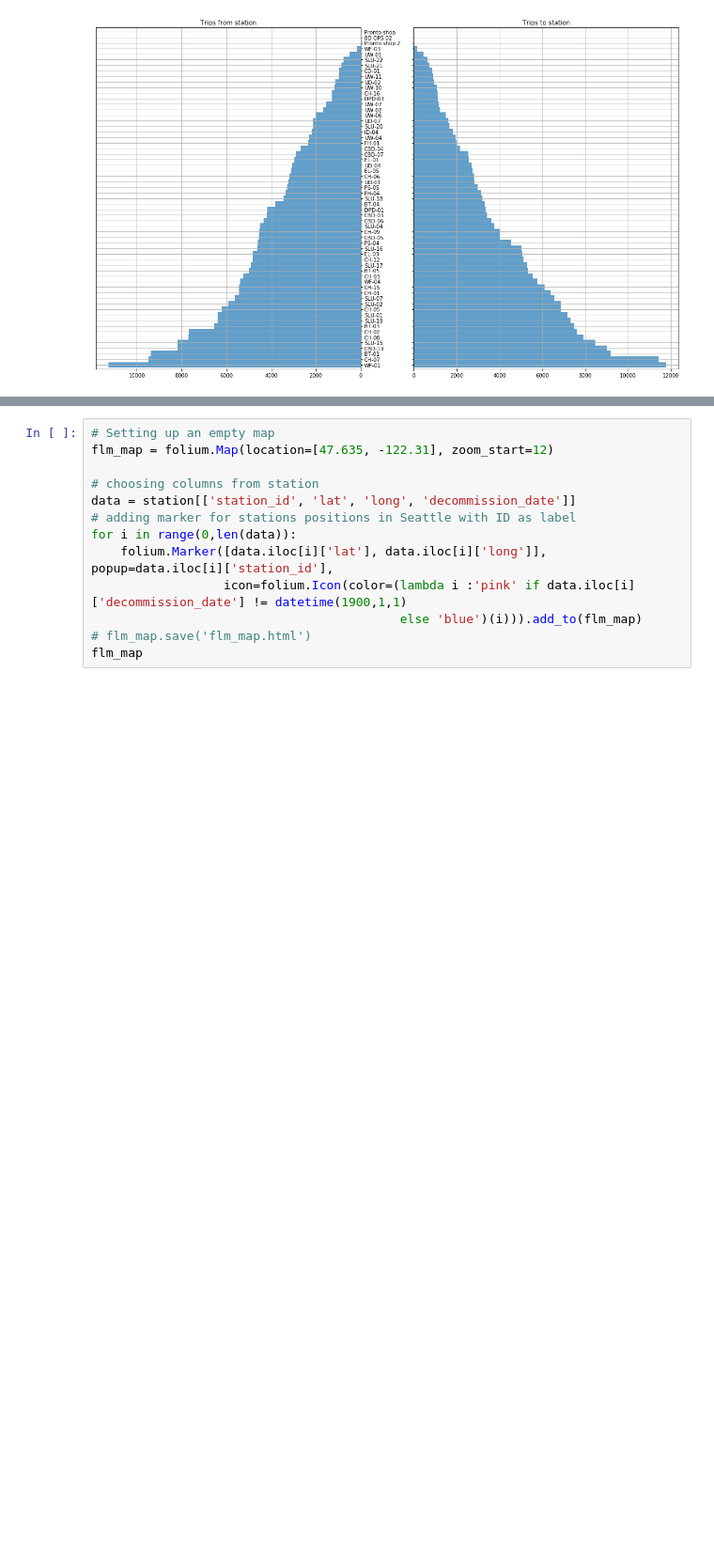
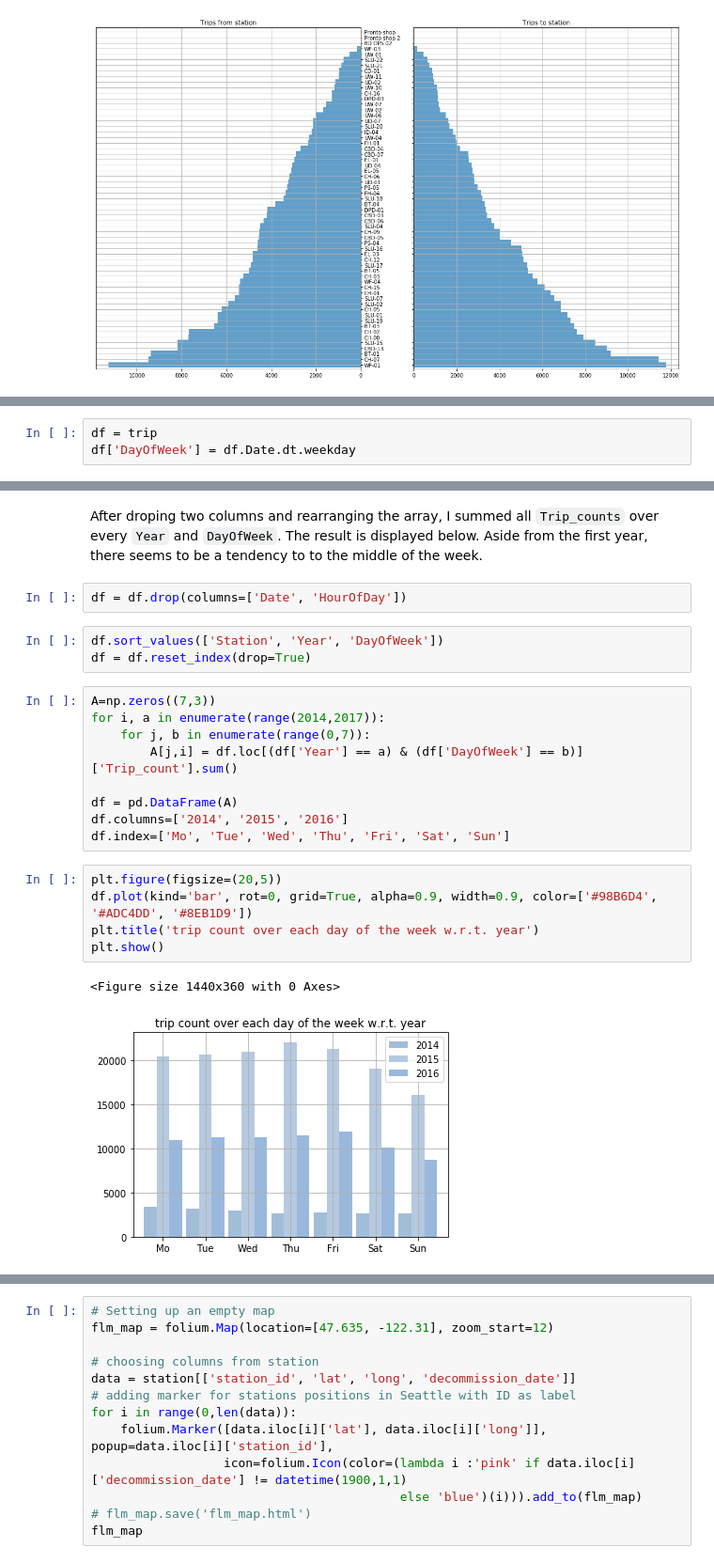
Before and after one commit to s-gr/RSSMNN, a Jupyter notebook: notebook.ipynb, the cells around one changed output, grey strips where cells are left out. Shown at 94% size. Cells and saved outputs as stored; diff of their text form; blank space fills up the shorter version.

```diff
--- a/notebook.ipynb
+++ b/notebook.ipynb
@@ -354,0 +421,3 @@ In the end, let us have a look at the positioned stations colorcoded according t
+# %%
+df = trip
+df['DayOfWeek'] = df.Date.dt.weekday
@@ -354,0 +433,24 @@ In the end, let us have a look at the positioned stations colorcoded according t
+# %% [markdown]
+After droping two columns and rearranging the array, I summed all `Trip_counts` over every `Year` and `DayOfWeek`. The result is displayed below. Aside from the first year, there seems to be a tendency to to the middle of the week.
+# %%
+df = df.drop(columns=['Date', 'HourOfDay'])
+# %%
+df.sort_values(['Station', 'Year', 'DayOfWeek'])
+df = df.reset_index(drop=True)
+# %%
+A=np.zeros((7,3))
+for i, a in enumerate(range(2014,2017)):
+    for j, b in enumerate(range(0,7)):
+        A[j,i] = df.loc[(df['Year'] == a) & (df['DayOfWeek'] == b)]['Trip_count'].sum()
+
+df = pd.DataFrame(A)
+df.columns=['2014', '2015', '2016']
+df.index=['Mo', 'Tue', 'Wed', 'Thu', 'Fri', 'Sat', 'Sun']
+# %%
+plt.figure(figsize=(20,5))
+df.plot(kind='bar', rot=0, grid=True, alpha=0.9, width=0.9, color=['#98B6D4', '#ADC4DD', '#8EB1D9'])
+plt.title('trip count over each day of the week w.r.t. year')
+plt.show()
+# %% [output]
+<Figure size 1440x360 with 0 Axes>
+[figure, added]
```
Also changed, not shown: parts of 49 cells of this notebook, 3 other files.
